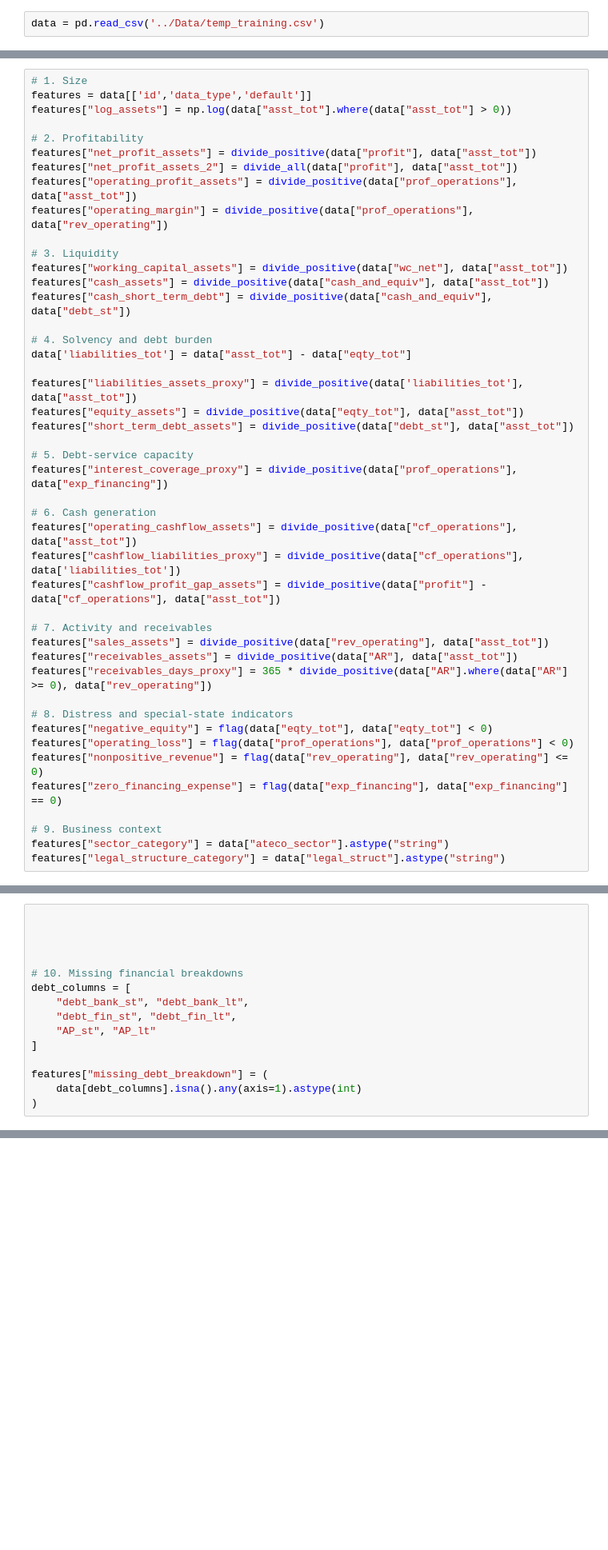
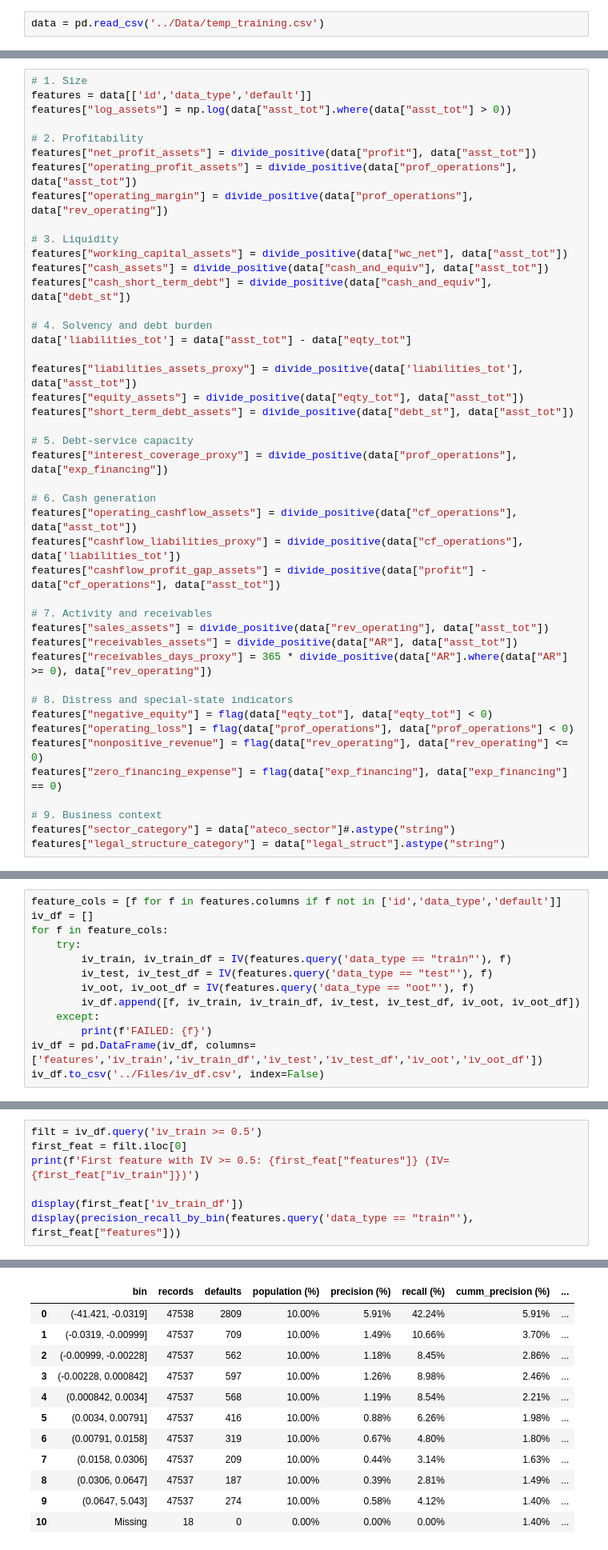
Before and after one commit to Anubhav3084/FinanceML-Course-Project, a Jupyter notebook: Project/Code/features.ipynb, the cells around one changed output, grey strips where cells are left out. Shown at 80% size. Drawn from its saved outputs; the diff is of its cells as text; blank space fills up the shorter version.

```diff
--- a/Project/Code/features.ipynb
+++ b/Project/Code/features.ipynb
@@ -28,7 +28,6 @@ features["log_assets"] = np.log(data["asst_tot"].where(data["asst_tot"] > 0))
 
 # 2. Profitability
 features["net_profit_assets"] = divide_positive(data["profit"], data["asst_tot"])
-features["net_profit_assets_2"] = divide_all(data["profit"], data["asst_tot"])
 features["operating_profit_assets"] = divide_positive(data["prof_operations"], data["asst_tot"])
 features["operating_margin"] = divide_positive(data["prof_operations"], data["rev_operating"])
 
@@ -64,5 +63,5 @@ features["nonpositive_revenue"] = flag(data["rev_operating"], data["rev_operatin
 features["zero_financing_expense"] = flag(data["exp_financing"], data["exp_financing"] == 0)
 
 # 9. Business context
-features["sector_category"] = data["ateco_sector"].astype("string")
+features["sector_category"] = data["ateco_sector"]#.astype("string")
 features["legal_structure_category"] = data["legal_struct"].astype("string")
@@ -148,15 +67,0 @@ def calculate_bin_iv(df, feature, target, num_bins=5):
-# %%
-
-
-
-
-# 10. Missing financial breakdowns
-debt_columns = [
-    "debt_bank_st", "debt_bank_lt",
-    "debt_fin_st", "debt_fin_lt",
-    "AP_st", "AP_lt"
-]
-
-features["missing_debt_breakdown"] = (
-    data[debt_columns].isna().any(axis=1).astype(int)
-)
@@ -286,0 +68,13 @@ features_list = {
+# %%
+feature_cols = [f for f in features.columns if f not in ['id','data_type','default']]
+iv_df = []
+for f in feature_cols:
+    try:
+        iv_train, iv_train_df = IV(features.query('data_type == "train"'), f)
+        iv_test, iv_test_df = IV(features.query('data_type == "test"'), f)
+        iv_oot, iv_oot_df = IV(features.query('data_type == "oot"'), f)
+        iv_df.append([f, iv_train, iv_train_df, iv_test, iv_test_df, iv_oot, iv_oot_df])
+    except:
+        print(f'FAILED: {f}')
+iv_df = pd.DataFrame(iv_df, columns=['features','iv_train','iv_train_df','iv_test','iv_test_df','iv_oot','iv_oot_df'])
+iv_df.to_csv('../Files/iv_df.csv', index=False)
@@ -286,0 +92,8 @@ features_list = {
+# %%
+filt = iv_df.query('iv_train >= 0.5')
+first_feat = filt.iloc[0]
+print(f'First feature with IV >= 0.5: {first_feat["features"]} (IV={first_feat["iv_train"]})')
+
+display(first_feat['iv_train_df'])
+display(precision_recall_by_bin(features.query('data_type == "train"'), first_feat["features"]))
+# %% [output]
@@ -286,0 +113,12 @@ features_list = {
+|  | bin | records | defaults | population (%) | precision (%) | recall (%) | cumm_precision (%) | ... |
+| 0 | (-41.421, -0.0319] | 47538 | 2809 | 10.00% | 5.91% | 42.24% | 5.91% | ... |
+| 1 | (-0.0319, -0.00999] | 47537 | 709 | 10.00% | 1.49% | 10.66% | 3.70% | ... |
+| 2 | (-0.00999, -0.00228] | 47537 | 562 | 10.00% | 1.18% | 8.45% | 2.86% | ... |
+| 3 | (-0.00228, 0.000842] | 47537 | 597 | 10.00% | 1.26% | 8.98% | 2.46% | ... |
+| 4 | (0.000842, 0.0034] | 47537 | 568 | 10.00% | 1.19% | 8.54% | 2.21% | ... |
+| 5 | (0.0034, 0.00791] | 47537 | 416 | 10.00% | 0.88% | 6.26% | 1.98% | ... |
+| 6 | (0.00791, 0.0158] | 47537 | 319 | 10.00% | 0.67% | 4.80% | 1.80% | ... |
+| 7 | (0.0158, 0.0306] | 47537 | 209 | 10.00% | 0.44% | 3.14% | 1.63% | ... |
+| 8 | (0.0306, 0.0647] | 47537 | 187 | 10.00% | 0.39% | 2.81% | 1.49% | ... |
+| 9 | (0.0647, 5.043] | 47537 | 274 | 10.00% | 0.58% | 4.12% | 1.40% | ... |
+| 10 | Missing | 18 | 0 | 0.00% | 0.00% | 0.00% | 1.40% | ... |
```
Also changed, not shown: parts of 14 cells of this notebook, 2 other files.
